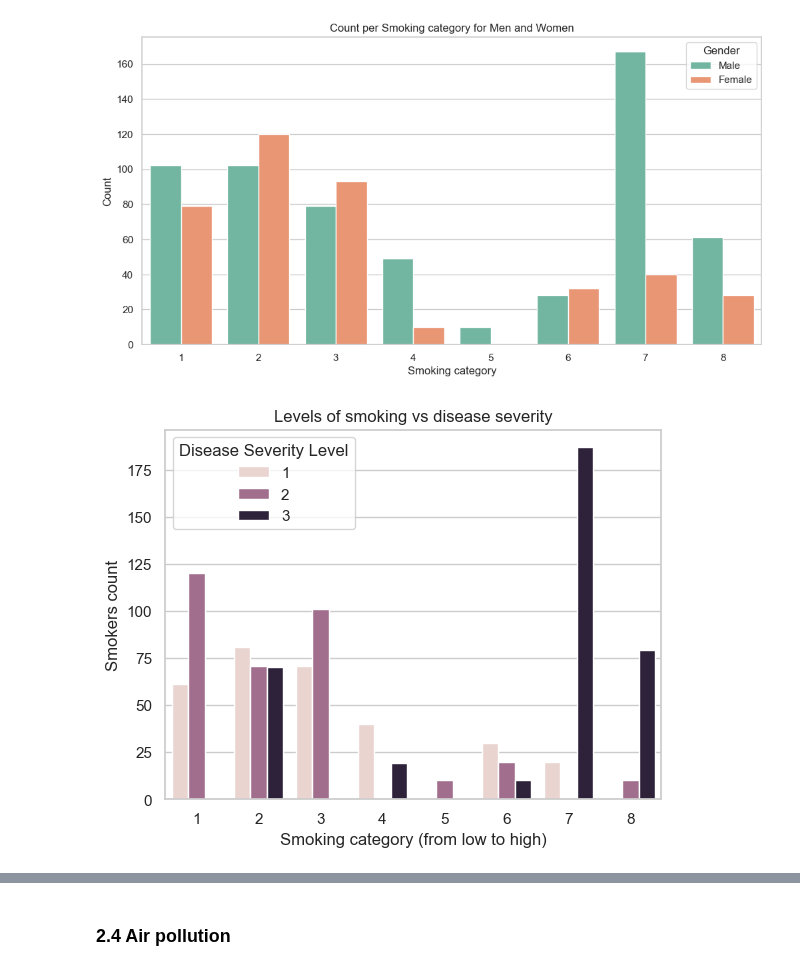
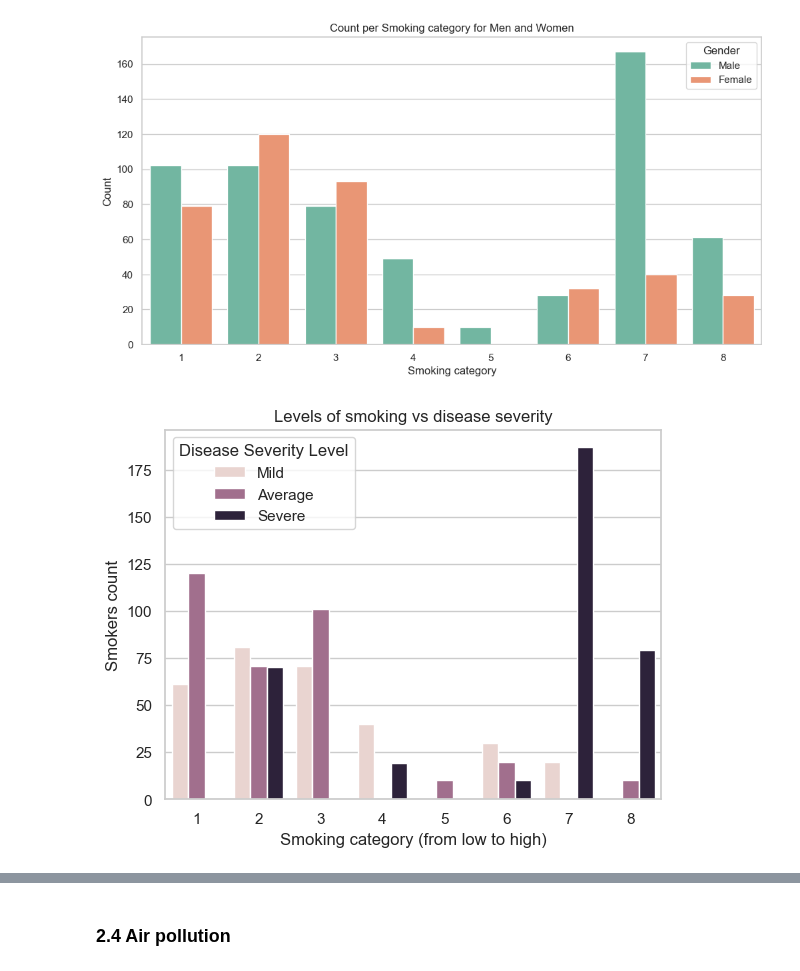
Before and after one commit to tewhol/Responsible_Data_Analysis_Group_1, a Jupyter notebook: model.ipynb, the cells around one changed output, grey strips where cells are left out. Saved outputs shown, nothing was run; the diff lists cells and outputs as text; code cells hidden in the pictures.

```diff
--- a/model.ipynb
+++ b/model.ipynb
@@ -111,2 +122,11 @@ plt.show()
 # %%
 # Disease Severity by age
+sns.set(style="whitegrid")
+plt.figure(figsize=(6, 6))
+
+age_level_plot = sns.boxplot(data=cancer_df, x = 'Level', y = 'Age')
+plt.title('Disease Severity by Age')
+age_level_plot.set_xticklabels(['Mild', 'Average', 'Severe'])
+plt.xlabel('Disease Severity Level', labelpad=20)
+plt.ylabel('Age')
+plt.show()
@@ -113,2 +135,12 @@ plt.show()
 # %%
 # Disease Severity by gender and age
+sns.set(style="whitegrid")
+plt.figure(figsize=(8, 8))
+
+age_gender_level_plot = sns.boxplot(data=cancer_df, x = 'Level', y = 'Age', hue='Gender', palette='Set2', legend='full')
+plt.title('Disease Severity by Age and Gender')
+age_gender_level_plot.set_xticklabels(['Mild', 'Average', 'Severe'])
+plt.xlabel('Disease Severity Level', labelpad=20)
+plt.ylabel('Age')
+age_gender_level_plot.legend(title='Gender', labels=['Male', 'Female'])
+plt.show()
@@ -144,11 +178,11 @@ plt.show()
 [figure]
 # %%
 # Smoking level vs Disease Severity
-sns.countplot(x = cancer_df['Smoking'], hue = cancer_df['Level'], )
+sns.countplot(data=cancer_df, x = 'Smoking', hue = 'Level')
 plt.title('Levels of smoking vs disease severity')
-plt.legend(title='Disease Severity Level')
+plt.legend(title='Disease Severity Level', labels=['Mild', 'Average', 'Severe', ])
 plt.xlabel('Smoking category (from low to high)')
 plt.ylabel('Smokers count')
 plt.show()
 # %% [output]
-[figure, old version]
+[figure, new version]
```
Also changed, not shown: parts of 10 cells of this notebook.
